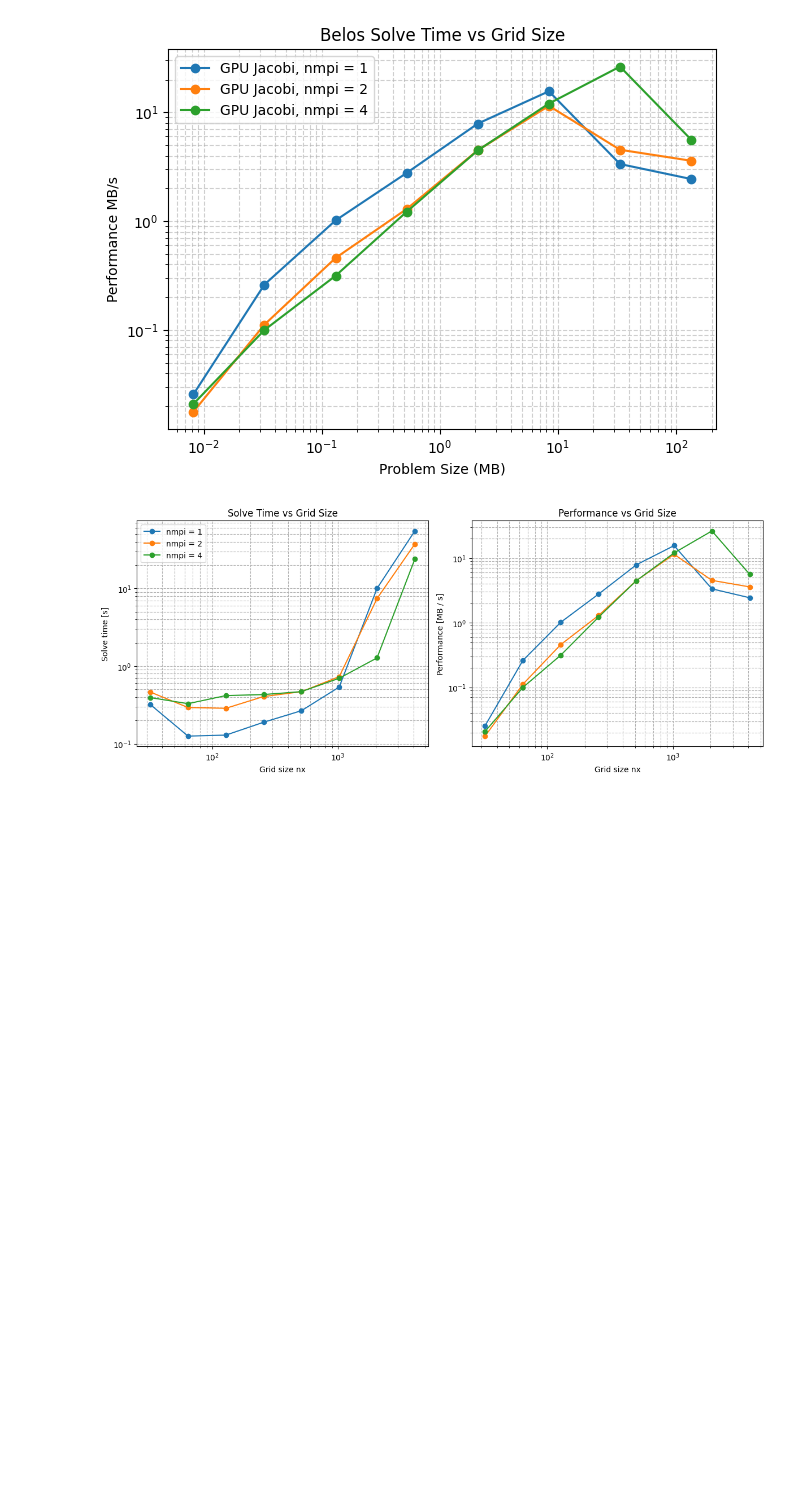
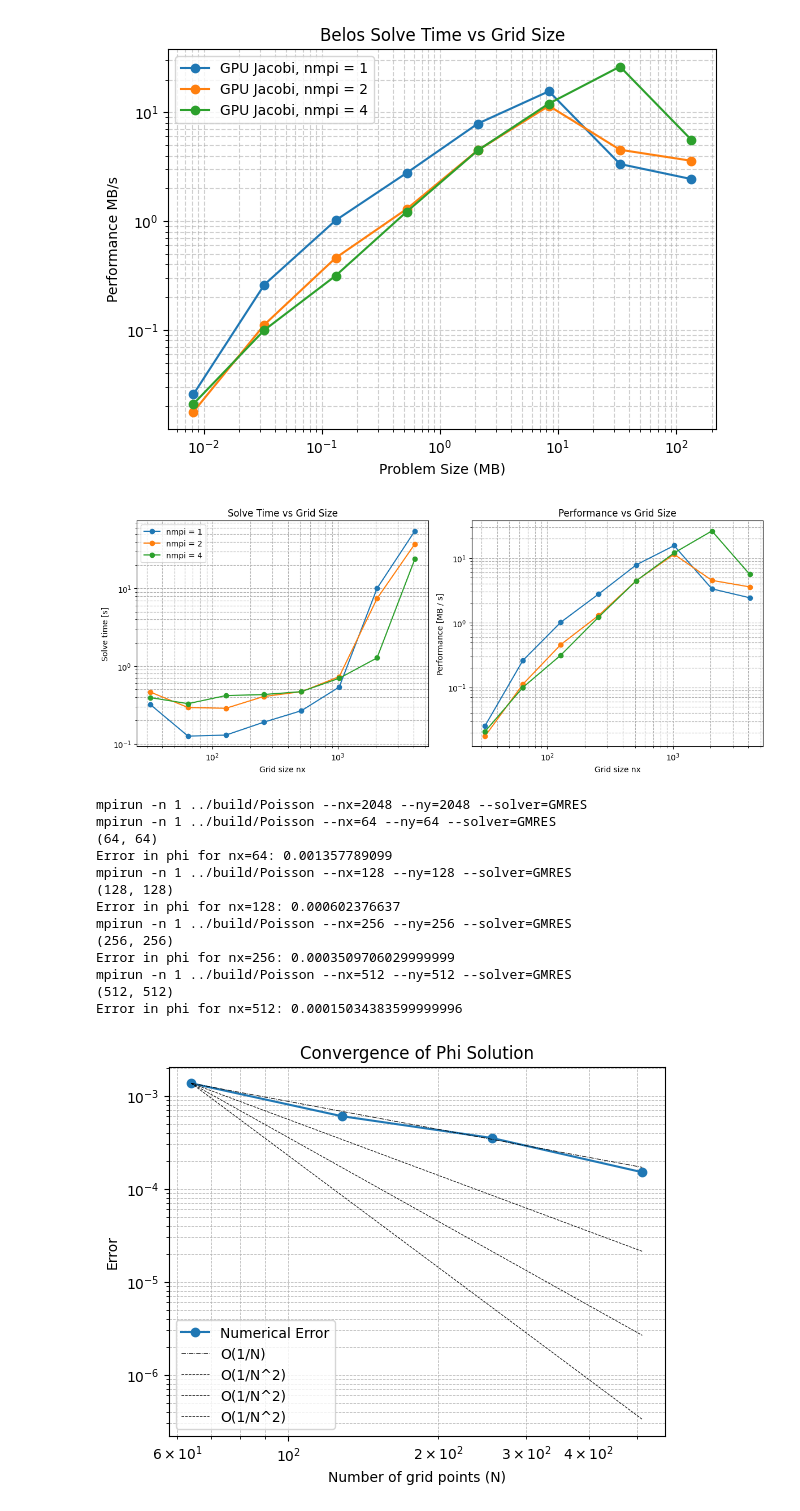
Before and after one commit to mraeth/trilinos_experiments, a Jupyter notebook: plot/analyse.ipynb, the cells around one changed output. Drawn from its saved outputs; the diff is of its cells as text; code cells hidden in the pictures; blank space fills up the shorter version.

```diff
--- a/plot/analyse.ipynb
+++ b/plot/analyse.ipynb
@@ -749,3 +765,62 @@ plt.tight_layout()
 plt.show()
 # %% [output]
 [figure]
+# %%
+NMPI = 1
+GENERALIZED = False
+TEST_ANALYTICAL = False
+SOLVER_TYPE = "GMRES"
+HIGHER_ORDER = False
+
+error_phi_data = []
+error_rho_data = []
+error_n_data = []
+
+
+def tryRunPoissonSolver(NMPI, nx, ny, SOLVER_TYPE, GENERALIZED, TEST_ANALYTICAL, HIGHER_ORDER):
+    try:
+        stdout_output = run_poisson_solver(NMPI, nx, ny, SOLVER_TYPE, GENERALIZED, TEST_ANALYTICAL,1 , HIGHER_ORDER)
+        phi_numerical = read_tpetra_output('phi', nx, ny)
+        return phi_numerical
+
+    except CalledProcessError as e:
+        print(f"Error running command: {e.cmd}")
+        print(f"Return code: {e.returncode}")
+        print(f"STDOUT: {e.stdout}")
+        print(f"STDERR: {e.stderr}")
+        return None
+# %%
+
+phi_ref = tryRunPoissonSolver(NMPI, 2048, 2048, SOLVER_TYPE, GENERALIZED, TEST_ANALYTICAL, HIGHER_ORDER)
+
+
+
+for expnx in range(6,10,1):
+    nx = 2**expnx
+    ny = nx
+
+    phi_numerical = tryRunPoissonSolver(NMPI, nx, ny, SOLVER_TYPE, GENERALIZED, TEST_ANALYTICAL, HIGHER_ORDER)
+
+    print(phi_numerical.shape)
+
+    error_phi_data.append([nx, get_error(phi_numerical, phi_ref[::(2048//nx), :][:, ::(2048//ny)])])
+
+    print(f"Error in phi for nx={nx}: {error_phi_data[-1][1]}")
+
+
+plot_convergence(error_phi_data, 'Convergence of Phi Solution')
+# %% [output]
+mpirun -n 1 ../build/Poisson --nx=2048 --ny=2048 --solver=GMRES
+mpirun -n 1 ../build/Poisson --nx=64 --ny=64 --solver=GMRES
+(64, 64)
+Error in phi for nx=64: 0.001357789099
+mpirun -n 1 ../build/Poisson --nx=128 --ny=128 --solver=GMRES
+(128, 128)
+Error in phi for nx=128: 0.000602376637
+mpirun -n 1 ../build/Poisson --nx=256 --ny=256 --solver=GMRES
+(256, 256)
+Error in phi for nx=256: 0.0003509706029999999
+mpirun -n 1 ../build/Poisson --nx=512 --ny=512 --solver=GMRES
+(512, 512)
+Error in phi for nx=512: 0.00015034383599999996
+[figure, added]
```
Also changed, not shown: parts of 10 cells of this notebook, 5 other files.
